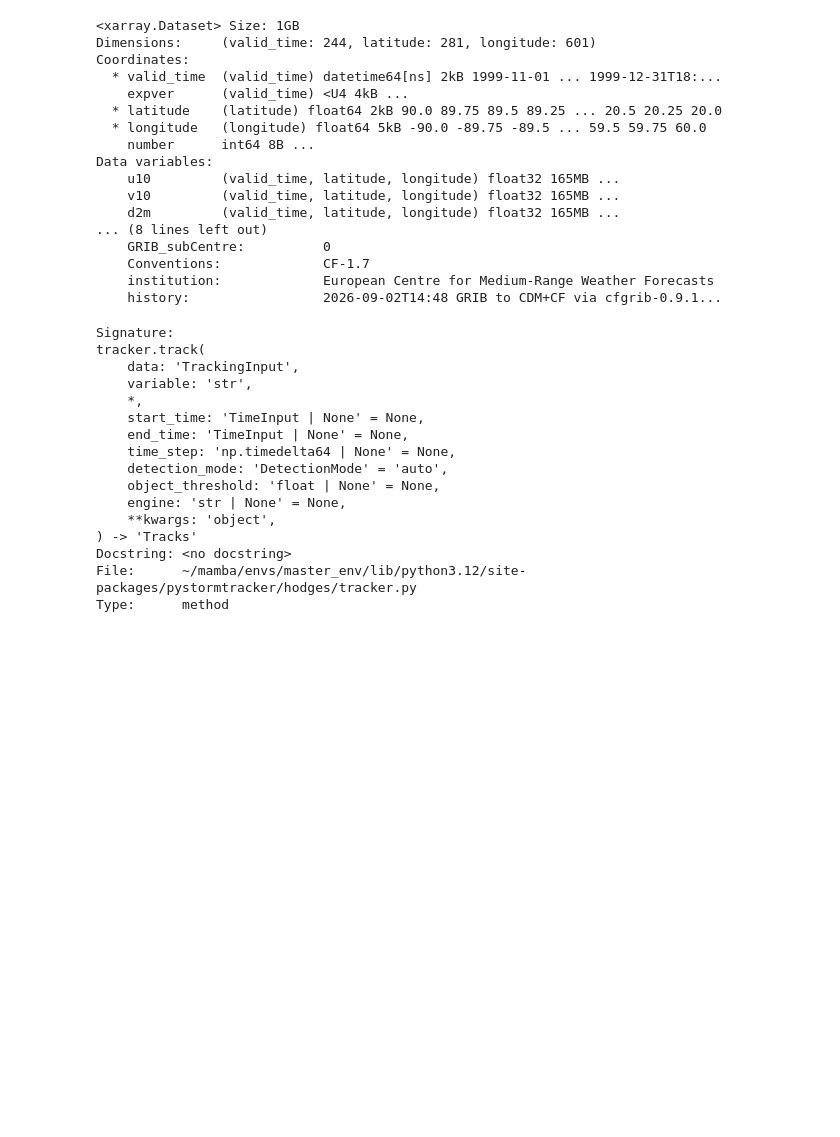
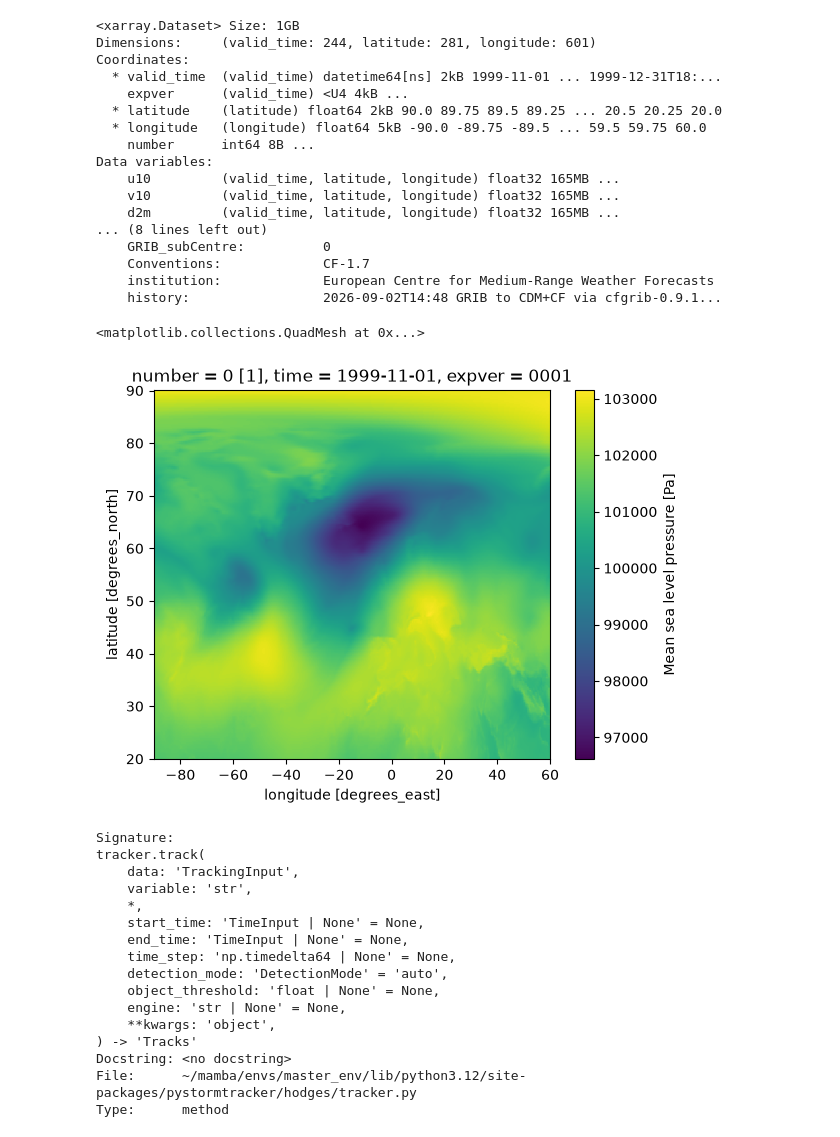
Before and after one commit to AThormann/master_thesis, a Jupyter notebook: PyStormTracker/msl_test_PyStormTracker.ipynb, the cells around one changed output. Drawn from its saved outputs; the diff is of its cells as text; code cells hidden in the pictures; blank space fills up the shorter version.

```diff
--- a/PyStormTracker/test_PyStormTracker.ipynb
+++ b/PyStormTracker/msl_test_PyStormTracker.ipynb
@@ -38,6 +38,11 @@ Data variables:
     Conventions:             CF-1.7
     institution:             European Centre for Medium-Range Weather Forecasts
     history:                 2026-09-02T14:48 GRIB to CDM+CF via cfgrib-0.9.1...
+# %%
+ds["msl"].isel(time=0).plot()
+# %% [output]
+<matplotlib.collections.QuadMesh at 0x...>
+[figure, added]
 # %%
 tracker = pst.HodgesTracker()
 # %%
```
Also changed, not shown: 4 other files.
